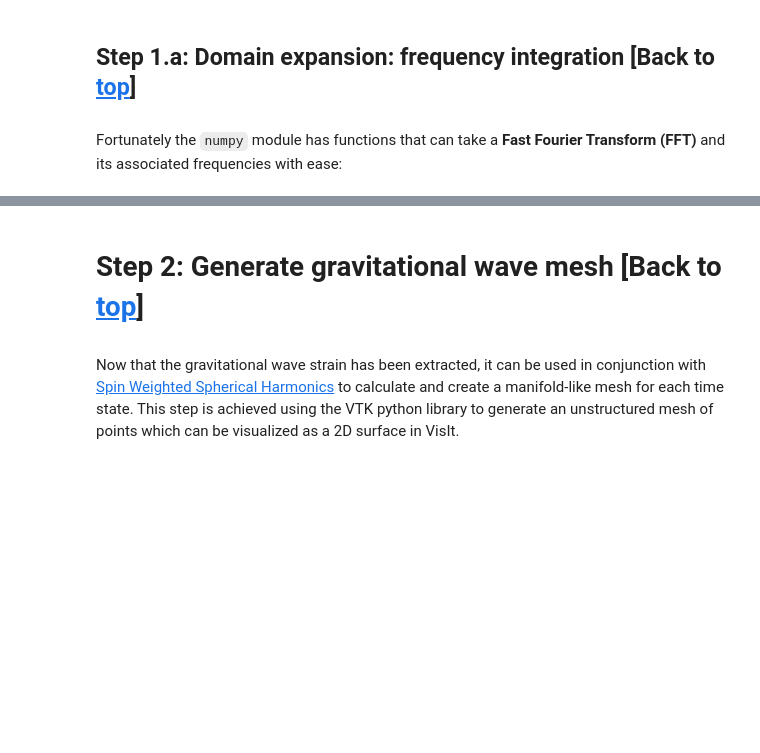
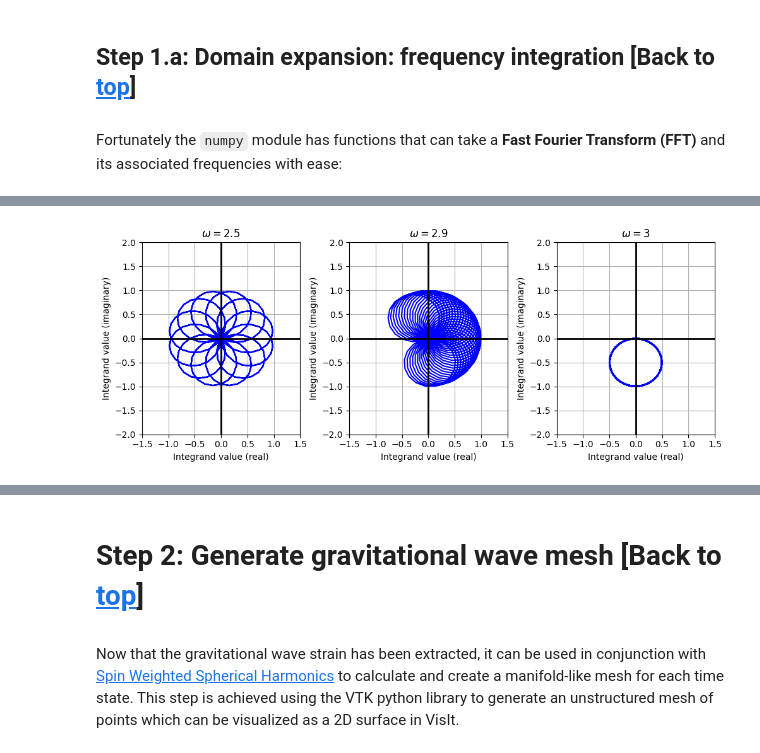
Before and after one commit to tyndalestutz/bh_vis, a Jupyter notebook: jupyter_notebooks/Tutorial-Start_to_Finish-Psi4_to_mp4.ipynb, the cells around one changed output, grey strips where cells are left out. Cells and saved outputs as stored; diff of their text form; code cells hidden in the pictures; blank space fills up the shorter version.

Commit message:
Continued frequency integration (notebook)

```diff
--- a/jupyter_notebooks/Tutorial-Start_to_Finish-Psi4_to_mp4.ipynb
+++ b/jupyter_notebooks/Tutorial-Start_to_Finish-Psi4_to_mp4.ipynb
@@ -149,0 +154,38 @@ $$\^g(\omega) = \int_{-\infty}^{\infty} g(t)e^{-2i\pi\omega t} \, dt$$
+# %%
+# Generate time coords for original wave
+t = np.arange(0, 6, 0.01)
+
+# Initialize g(t): sine wave with frequency of 3 cycles/second
+freq_wave = 3
+wave = np.sin(freq_wave * (2*np.pi) * t)
+
+# Declare "searching frequencies" (omega) for each plot
+search_freqs = [2.5, 2.9, 3]
+
+
+plt.figure(figsize=(10, 4))
+for i, s in enumerate(search_freqs):
+    # Exponential term
+    search_factor = np.exp(1j * (-2 * np.pi) * s * t)
+
+    # Integrand term
+    result = wave * search_factor
+
+    # Create plots
+    plt.subplot(1, 3, i + 1)
+    plt.plot(result.real, result.imag, color='blue')
+    plt.xlim(-1.5 , 1.5)
+    plt.ylim(-2, 2)
+    plt.axhline(0, color='black', linewidth=2)
+    plt.axvline(0, color='black', linewidth=2)
+    plt.title(r'$\omega = $' + f'{s}')
+    plt.xlabel("Integrand value (real)")
+    plt.ylabel("Integrand value (imaginary)")
+    plt.grid(True)
+
+plt.tight_layout()
+
+# Display the plot
+plt.show()
+# %% [output]
+[figure, added]
```
Also changed, not shown: parts of 9 cells of this notebook.
